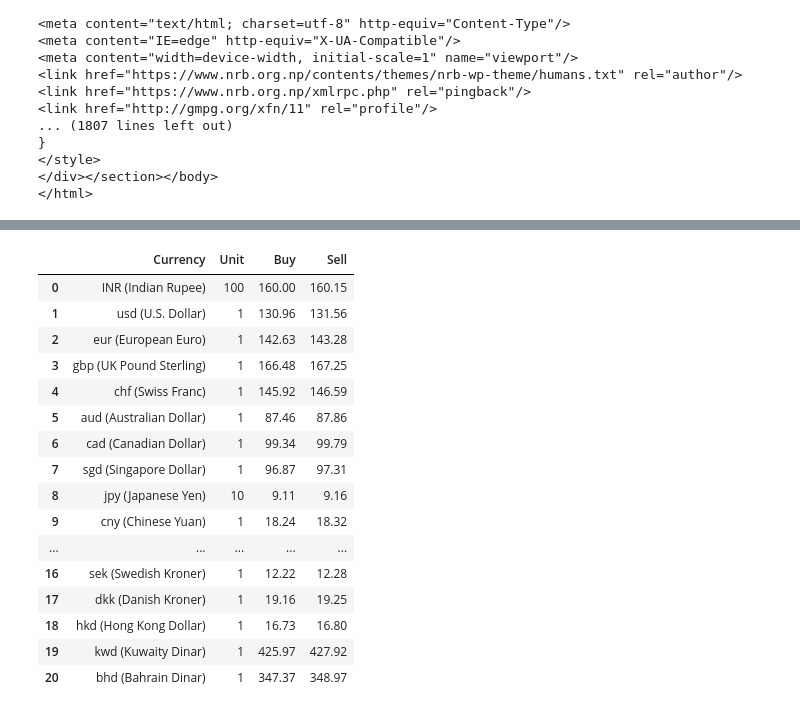
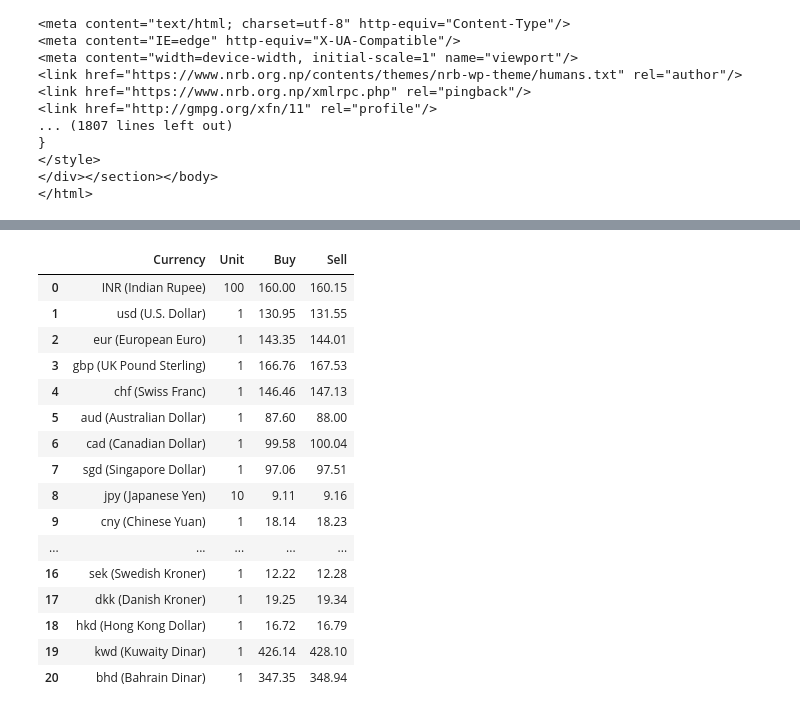
Before and after one commit to Maheshkc199999/project, a Jupyter notebook: my project.ipynb, the cells around one changed output, grey strips where cells are left out. Saved outputs shown, nothing was run; the diff lists cells and outputs as text; code cells hidden in the pictures.

```diff
--- a/my project.ipynb
+++ b/my project.ipynb
@@ -162,26 +162,26 @@ x.writerows(data)
 file.close()
 # %%
 import pandas as pd
-df = pd.read_csv('forex6_data.csv',encoding = 'latin1')
+df = pd.read_csv('forex7_data.csv',encoding = 'latin1')
 df
 # %% [output]
 |  | Currency | Unit | Buy | Sell |
 | 0 | INR (Indian Rupee) | 100 | 160.00 | 160.15 |
-| 1 | usd (U.S. Dollar) | 1 | 130.96 | 131.56 |
-| 2 | eur (European Euro) | 1 | 142.63 | 143.28 |
-| 3 | gbp (UK Pound Sterling) | 1 | 166.48 | 167.25 |
-| 4 | chf (Swiss Franc) | 1 | 145.92 | 146.59 |
-| 5 | aud (Australian Dollar) | 1 | 87.46 | 87.86 |
-| 6 | cad (Canadian Dollar) | 1 | 99.34 | 99.79 |
-| 7 | sgd (Singapore Dollar) | 1 | 96.87 | 97.31 |
+| 1 | usd (U.S. Dollar) | 1 | 130.95 | 131.55 |
+| 2 | eur (European Euro) | 1 | 143.35 | 144.01 |
+| 3 | gbp (UK Pound Sterling) | 1 | 166.76 | 167.53 |
+| 4 | chf (Swiss Franc) | 1 | 146.46 | 147.13 |
+| 5 | aud (Australian Dollar) | 1 | 87.60 | 88.00 |
+| 6 | cad (Canadian Dollar) | 1 | 99.58 | 100.04 |
+| 7 | sgd (Singapore Dollar) | 1 | 97.06 | 97.51 |
 | 8 | jpy (Japanese Yen) | 10 | 9.11 | 9.16 |
-| 9 | cny (Chinese Yuan) | 1 | 18.24 | 18.32 |
+| 9 | cny (Chinese Yuan) | 1 | 18.14 | 18.23 |
 | ... | ... | ... | ... | ... |
 | 16 | sek (Swedish Kroner) | 1 | 12.22 | 12.28 |
-| 17 | dkk (Danish Kroner) | 1 | 19.16 | 19.25 |
-| 18 | hkd (Hong Kong Dollar) | 1 | 16.73 | 16.80 |
-| 19 | kwd (Kuwaity Dinar) | 1 | 425.97 | 427.92 |
-| 20 | bhd (Bahrain Dinar) | 1 | 347.37 | 348.97 |
+| 17 | dkk (Danish Kroner) | 1 | 19.25 | 19.34 |
+| 18 | hkd (Hong Kong Dollar) | 1 | 16.72 | 16.79 |
+| 19 | kwd (Kuwaity Dinar) | 1 | 426.14 | 428.10 |
+| 20 | bhd (Bahrain Dinar) | 1 | 347.35 | 348.94 |
 # %%
 Currency=list(df['Currency'])
 Buy=list(df['Buy'])
```
Also changed, not shown: parts of 8 cells of this notebook, 1 other file.
